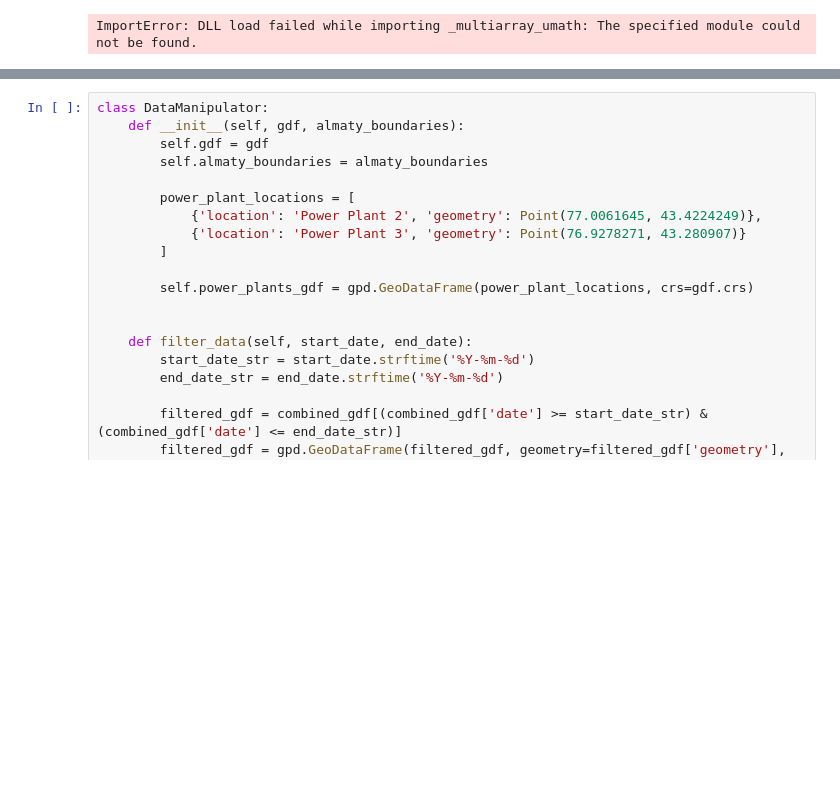
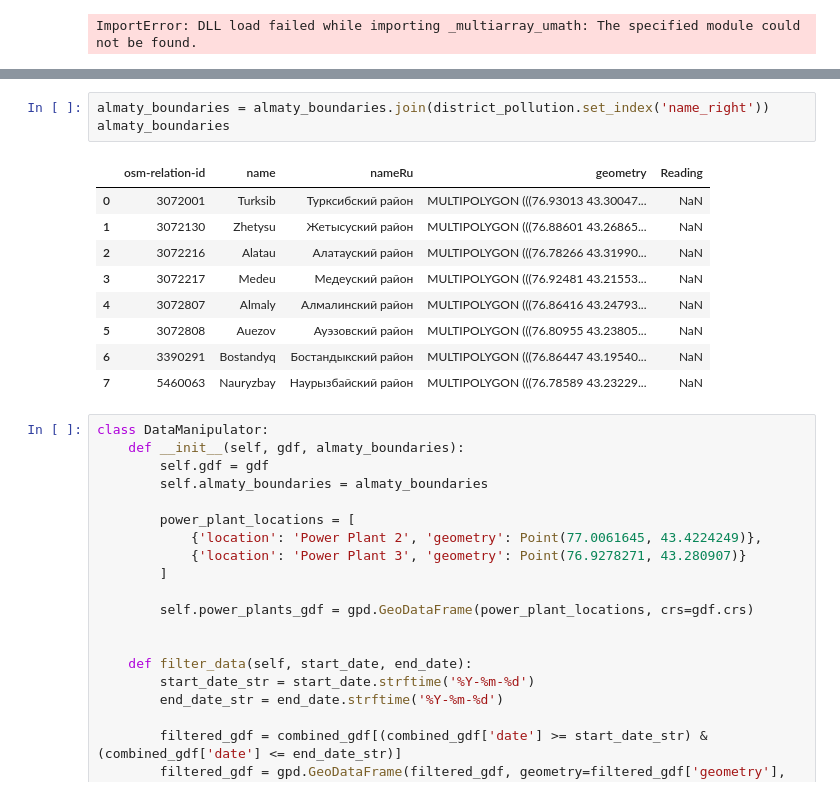
Before and after one commit to d1saku/almaty_air_pollution_viz, a Jupyter notebook: the_gui.ipynb, the cells around one changed output, grey strips where cells are left out. Saved outputs shown, nothing was run; the diff lists cells and outputs as text; blank space fills up the shorter version.

```diff
--- a/the_gui.ipynb
+++ b/the_gui.ipynb
@@ -44,3 +53,16 @@ combined_gdf.set_crs('EPSG:4326', inplace=True)
+# %%
+almaty_boundaries = almaty_boundaries.join(district_pollution.set_index('name_right'))
+almaty_boundaries
+# %% [output]
+|  | osm-relation-id | name | nameRu | geometry | Reading |
+| 0 | 3072001 | Turksib | Турксибский район | MULTIPOLYGON (((76.93013 43.30047... | NaN |
+| 1 | 3072130 | Zhetysu | Жетысуский район | MULTIPOLYGON (((76.88601 43.26865... | NaN |
+| 2 | 3072216 | Alatau | Алатауский район | MULTIPOLYGON (((76.78266 43.31990... | NaN |
+| 3 | 3072217 | Medeu | Медеуский район | MULTIPOLYGON (((76.92481 43.21553... | NaN |
+| 4 | 3072807 | Almaly | Алмалинский район | MULTIPOLYGON (((76.86416 43.24793... | NaN |
+| 5 | 3072808 | Auezov | Ауэзовский район | MULTIPOLYGON (((76.80955 43.23805... | NaN |
+| 6 | 3390291 | Bostandyq | Бостандыкский район | MULTIPOLYGON (((76.86447 43.19540... | NaN |
+| 7 | 5460063 | Nauryzbay | Наурызбайский район | MULTIPOLYGON (((76.78589 43.23229... | NaN |
 # %%
 class DataManipulator:
     def __init__(self, gdf, almaty_boundaries):
```
Also changed, not shown: parts of 1 cell of this notebook.
